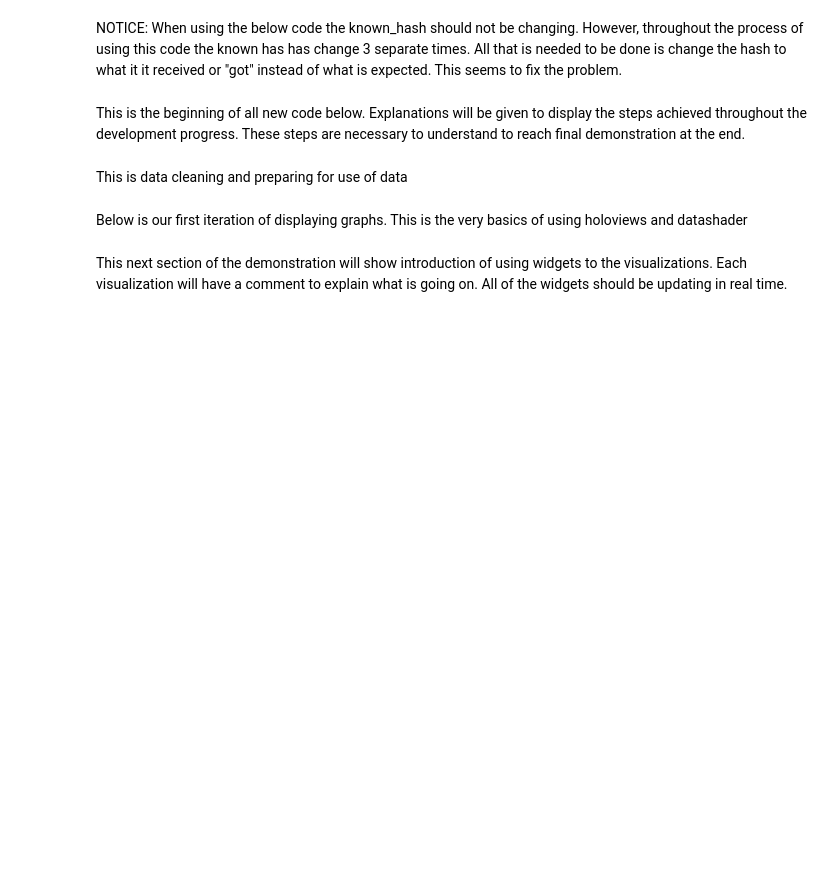
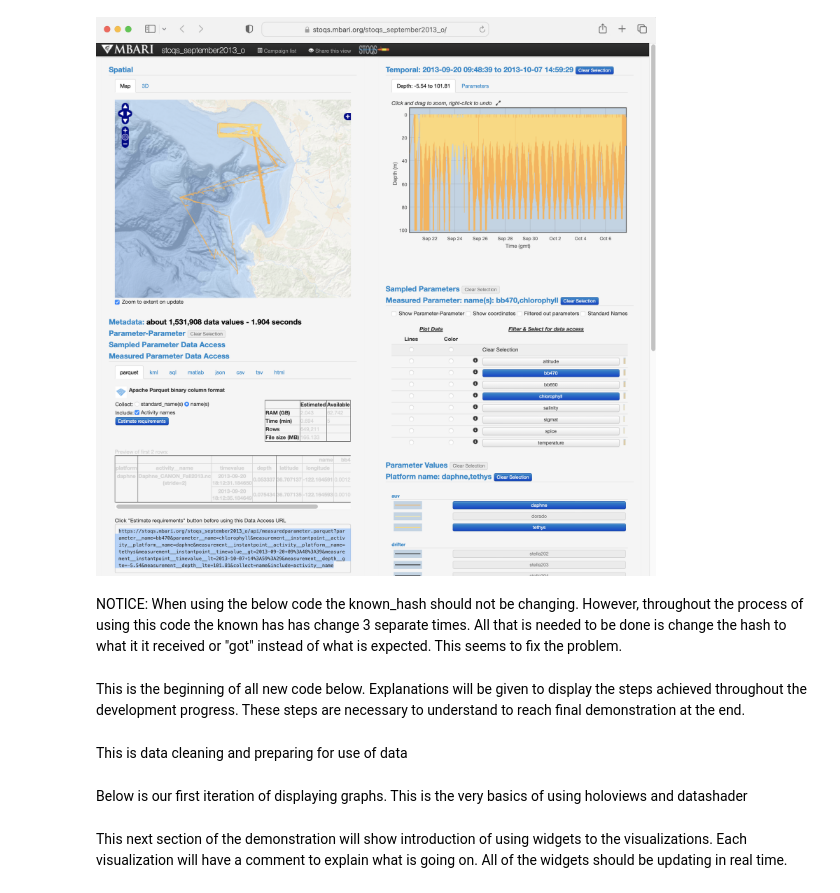
Before and after one commit to mbari-org/auv-python, a Jupyter notebook: notebooks/5.8-mpm-holoviews_and_ipywidget_demonstration.ipynb, the cells around one changed output. Drawn from its saved outputs; the diff is of its cells as text; code cells hidden in the pictures; blank space fills up the shorter version.

Commit message:
Embed image so that it shows in github

```diff
--- a/notebooks/5.8-mpm-holoviews_and_ipywidget_demonstration.ipynb
+++ b/notebooks/5.8-mpm-holoviews_and_ipywidget_demonstration.ipynb
@@ -21,3 +20,8 @@ The urls in the pooch.retrieve() calls  below were generated by going to https:/
+# %%
+from IPython.display import Image
+Image(filename="stoqs_parquet_ex1.png")
+# %% [output]
+[figure, added]
 # %%
 # Do all the imports here and then load the data so that we can randomly execute
 # any of the plotting cells below
```
Also changed, not shown: parts of 2 cells of this notebook.
